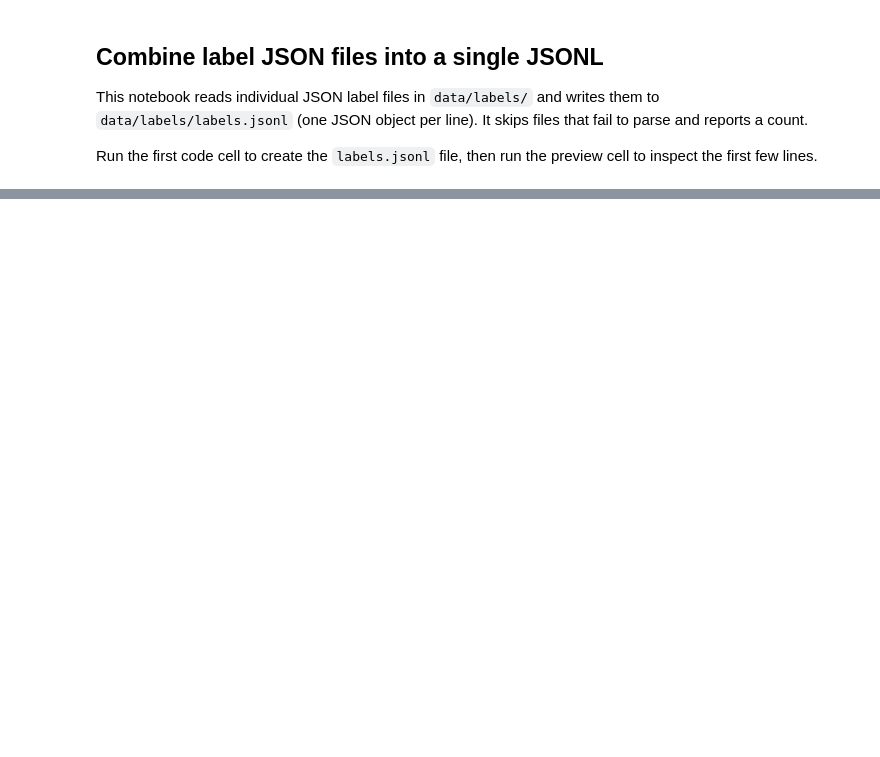
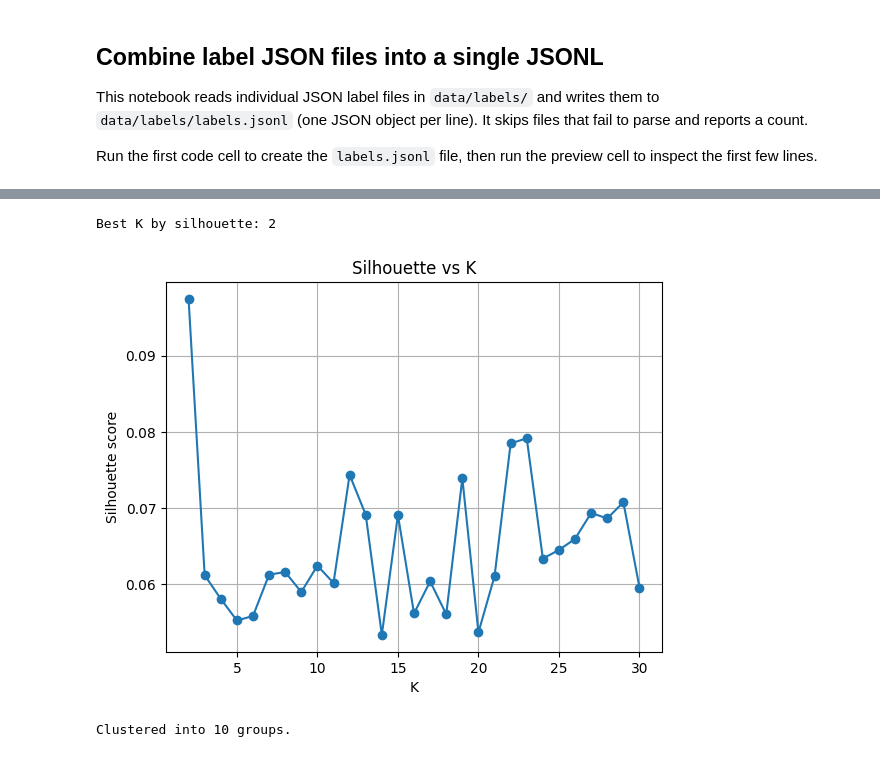
Before and after one commit to kriserickson/recipe-parser, a Jupyter notebook: notebooks/unstructured.ipynb, the cells around one changed output, grey strips where cells are left out. Cells and saved outputs as stored; diff of their text form; code cells hidden in the pictures; blank space fills up the shorter version.

```diff
--- a/notebooks/unstructured.ipynb
+++ b/notebooks/unstructured.ipynb
@@ -141,11 +163,44 @@ print("X shape:", X.shape)  # (n_recipes_kept, vocab_size)
+# %%
+import numpy as np
+from sklearn.decomposition import TruncatedSVD
+from sklearn.cluster import KMeans
+from sklearn.metrics import silhouette_score
+import matplotlib.pyplot as plt
+
+# reduce to ~50 dims for clustering/metrics
+n_comp = min(50, X.shape[1]-1)
+X_svd = TruncatedSVD(n_components=n_comp, random_state=42).fit_transform(X)
+
+ks = list(range(2, 31))
+sil_scores = []
+for k in ks:
+    km = KMeans(n_clusters=k, random_state=42, n_init=10, max_iter=500)
+    labels = km.fit_predict(X_svd)
+    sil = silhouette_score(X_svd, labels)
+    sil_scores.append(sil)
+
+best_k = ks[int(np.argmax(sil_scores))]
+print("Best K by silhouette:", best_k)
+# plot silhouette scores
+
+plt.plot(ks, sil_scores, marker='o')
+plt.xlabel("K")
+plt.ylabel("Silhouette score")
+plt.title("Silhouette vs K")
+plt.grid(True)
+plt.show()
+# %% [output]
+Best K by silhouette: 2
+[figure, added]
 # %%
-from sklearn.cluster import KMeans
 
-k = 20  # assume 20 clusters for demonstration
+k = 10  # From the silhouette method and the elbow method k 8-12 would be the sweet spot.  Lets go right in the middle.
 kmeans = KMeans(n_clusters=k, random_state=42)
 labels = kmeans.fit_predict(X)
 
 print(f"Clustered into {k} groups.")
+# %% [output]
+Clustered into 10 groups.
 # %%
 # Save artifacts
 with open(project_root / "models/tfidf_vectorizer.pkl", "wb") as f:
```
Also changed, not shown: parts of 4 cells of this notebook, 1 other file.
